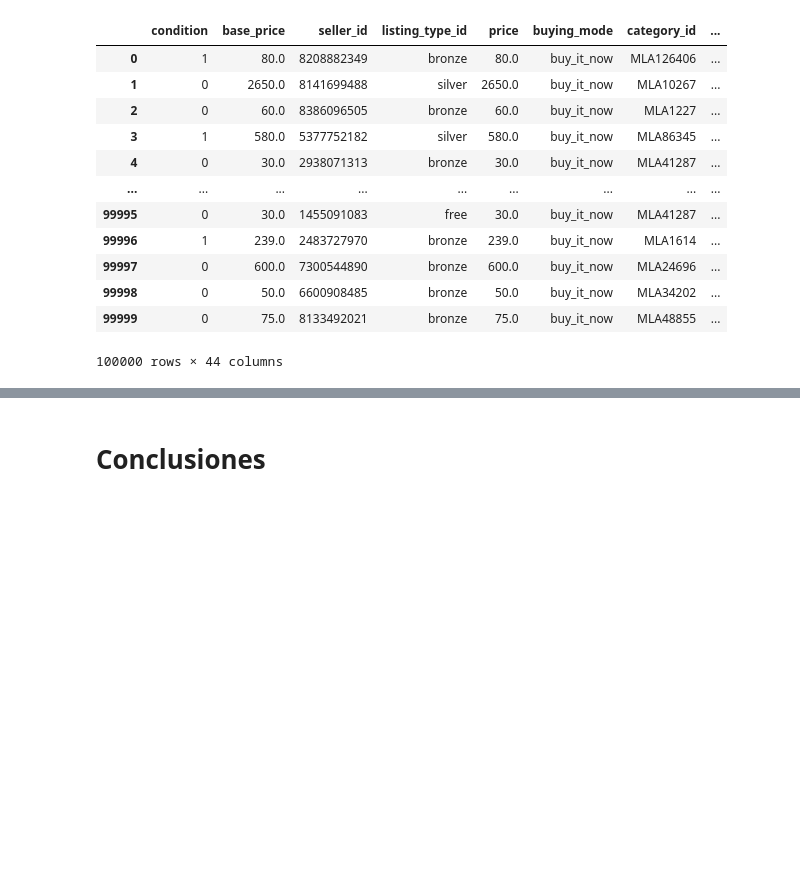
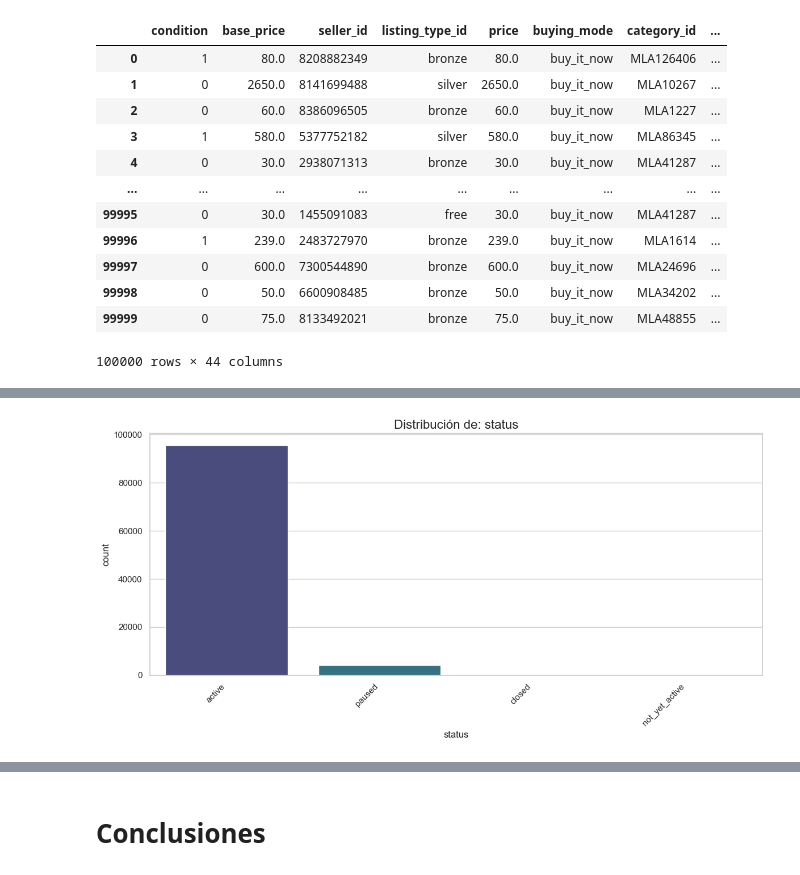
Before and after one commit to dbayterv/challenge-ds-meli, a Jupyter notebook: notebooks/01_EDA.ipynb, the cells around one changed output, grey strips where cells are left out. Cells and saved outputs as stored; diff of their text form; code cells hidden in the pictures; blank space fills up the shorter version.

```diff
--- a/notebooks/01_EDA.ipynb
+++ b/notebooks/01_EDA.ipynb
@@ -477,0 +536,4 @@ df_convert.describe(include='all').T
+# %%
+plot_univariate_categorical(df_convert, 'status')
+# %% [output]
+[figure, added]
```
Also changed, not shown: parts of 18 cells of this notebook.
